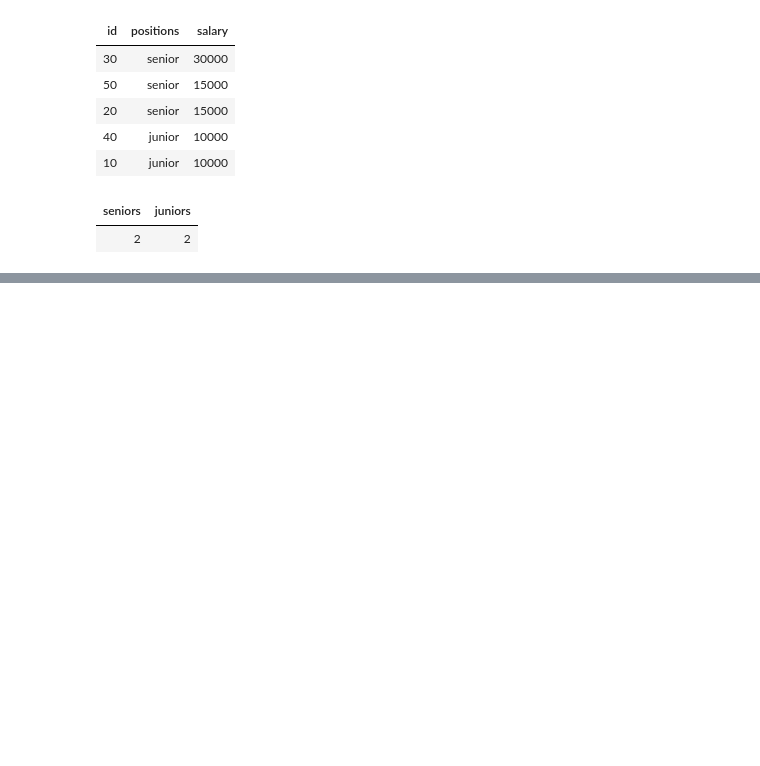
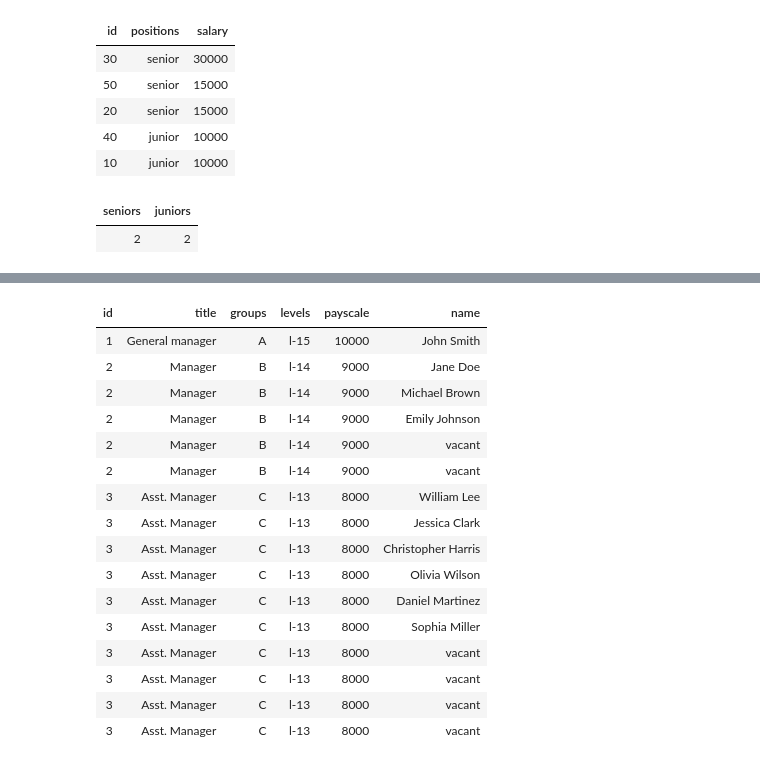
Before and after one commit to Rupam-1/SQL-Pyspark-practise_youtube, a Jupyter notebook: 06. SQL - Part4.ipynb, the cells around one changed output, grey strips where cells are left out. Saved outputs shown, nothing was run; the diff lists cells and outputs as text; code cells hidden in the pictures; blank space fills up the shorter version.

```diff
--- a/06. SQL - Part4.ipynb
+++ b/06. SQL - Part4.ipynb
@@ -557,0 +619,35 @@ select seniors, juniors from cte1, cte2;
+# %%
+%sql
+with recursive cte as (
+    select id, title, groups, levels, payscale, totalpost, 1 as rn from job_positions
+    union all
+    select id, title, groups, levels, payscale, totalpost, rn + 1 from cte
+    where rn + 1 <= totalpost
+),
+cte1 as (
+    select *,
+        row_number() over (partition by position_id order by id) as rank
+    from job_employees
+)
+select cte.id, cte.title, cte.groups, cte.levels, cte.payscale, coalesce(cte1.name, 'vacant') as name from cte
+left join cte1
+on cte.id = cte1.position_id and cte.rn = cte1.rank
+order by cte.id;
+# %% [output]
+| id | title | groups | levels | payscale | name |
+| 1 | General manager | A | l-15 | 10000 | John Smith |
+| 2 | Manager | B | l-14 | 9000 | Jane Doe |
+| 2 | Manager | B | l-14 | 9000 | Michael Brown |
+| 2 | Manager | B | l-14 | 9000 | Emily Johnson |
+| 2 | Manager | B | l-14 | 9000 | vacant |
+| 2 | Manager | B | l-14 | 9000 | vacant |
+| 3 | Asst. Manager | C | l-13 | 8000 | William Lee |
+| 3 | Asst. Manager | C | l-13 | 8000 | Jessica Clark |
+| 3 | Asst. Manager | C | l-13 | 8000 | Christopher Harris |
+| 3 | Asst. Manager | C | l-13 | 8000 | Olivia Wilson |
+| 3 | Asst. Manager | C | l-13 | 8000 | Daniel Martinez |
+| 3 | Asst. Manager | C | l-13 | 8000 | Sophia Miller |
+| 3 | Asst. Manager | C | l-13 | 8000 | vacant |
+| 3 | Asst. Manager | C | l-13 | 8000 | vacant |
+| 3 | Asst. Manager | C | l-13 | 8000 | vacant |
+| 3 | Asst. Manager | C | l-13 | 8000 | vacant |
```
Also changed, not shown: parts of 3 cells of this notebook, 1 other file.
